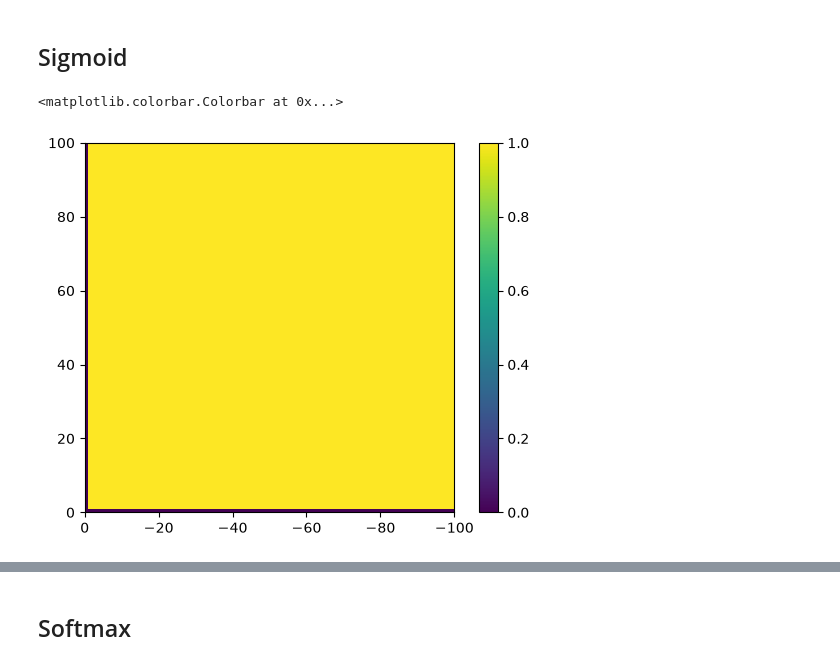
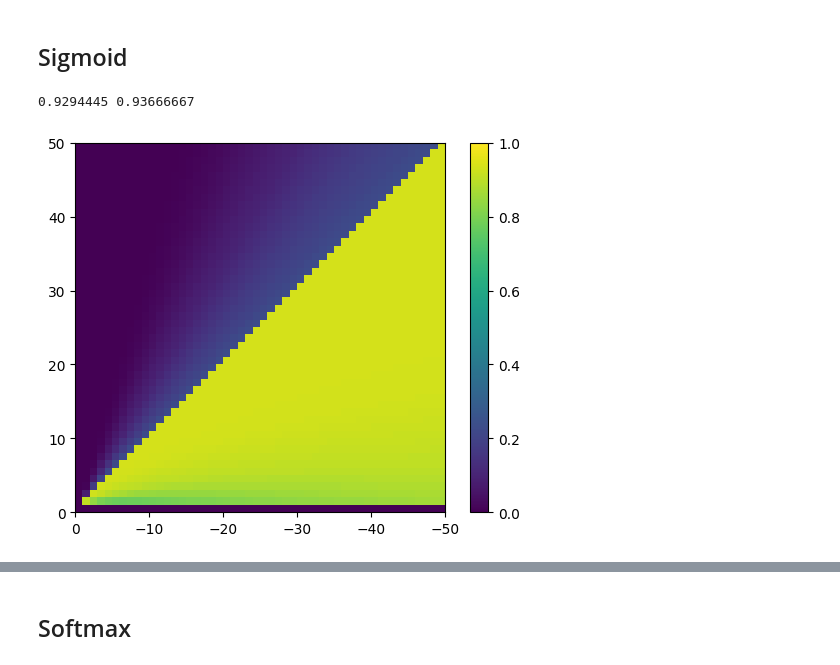
Before and after one commit to srujanakaluve/Master-s-Thesis-Projects, a Jupyter notebook: vectorHASH-cont-jax/test_jax.ipynb, the cells around one changed output, grey strips where cells are left out. Saved outputs shown, nothing was run; the diff lists cells and outputs as text; code cells hidden in the pictures.

```diff
--- a/vectorHASH-cont-jax/test_jax.ipynb
+++ b/vectorHASH-cont-jax/test_jax.ipynb
@@ -9,15 +9,17 @@ from jax_helpers import gg_space, glob_inh, sigmoid, softmax
 from jax_scaffold import Scaffold
 from tqdm import tqdm
 import matplotlib.pyplot as plt
+jax.config.update('jax_default_matmul_precision', 'highest')
 # %% [markdown]
 # Grid only
 # %%
-exc_range = np.arange(0, 101)
-inh_range = np.arange(0, -101, -1)
+exc_range = np.arange(0, 50, 1)
+inh_range = np.arange(0, -50, -1)
 lambdas = np.array([3,4,5])
 Ng = np.sum(lambdas**2)
 
 wggs = gg_space(Ng, lambdas, exc_range, inh_range, 'g2g_space.npy')
 print('saved all weight matrices!')
+print(wggs.shape)
 # %% [output]
 saved all weight matrices!
@@ -67,4 +61,31 @@ g0_noisy = g0 + noise_val * noise * mean_g_norm
 # %% [markdown]
 ## Sigmoid
 # %%
+lambdas = np.array([3, 4, 5])
+lambdas_static = tuple(int(l) for l in lambdas)
+
+g0_jax = jnp.asarray(Grid(lambdas, 'sigmoid', gg_exc=0, gg_inh=0).grid)
+mean_g_norm = jnp.mean(jnp.linalg.norm(g0_jax, axis=0))
+
+key = jax.random.PRNGKey(0)
+noise_val = 1
+noise = jax.random.normal(key, g0_jax.shape) / jnp.sqrt(Ng)
+g0_noisy = g0_jax + noise_val * noise * mean_g_norm
+
+wggs = np.load('g2g_space.npy')                           # (100, 100, Ng, Ng)
+wggs_flat = jnp.asarray(wggs).reshape(-1, *wggs.shape[-2:])  # (10000, Ng, Ng)
+
+vmapped_run = jax.jit(
+    jax.vmap(Grid.simulate_run, in_axes=(None, {'W_gg': 0}, None, None, None, None)),
+    static_argnames=('lambdas', 'activation'),
+)
+
+def score_all(activation_fn, chunk_size=100):
+    chunks = []
+    for start in tqdm(range(0, wggs_flat.shape[0], chunk_size)):
+        batch = wggs_flat[start:start + chunk_size]
+        final = vmapped_run(g0_noisy, {'W_gg': batch}, lambdas_static, 1.0, activation_fn, 0.1)
+        correct = jnp.all(jnp.abs(final - g0_jax[None]) <= 1e-1, axis=1)  # (chunk, patts)
+        chunks.append(np.asarray(jnp.mean(correct, axis=1)))
+    return np.concatenate(chunks).reshape(len(exc_range), len(inh_range))
 fracs_sig = score_all(sigmoid)
@@ -73,7 +92,7 @@ np.save('fracs_sig.npy', fracs_sig)
 # %%
-fracs_sig = np.load('fracs_sig.npy')
-plt.imshow(fracs_sig, extent=[0, -100, 0, 100], origin='lower')
+plt.imshow(fracs_sig, extent=[0, -50, 0, 50], origin='lower', vmin=0, vmax=1)
 plt.colorbar()
+print(fracs_sig[5,8], fracs_sig[40, 40])
 # %% [output]
-<matplotlib.colorbar.Colorbar at 0x...>
+0.9294445 0.93666667
-[figure, old version]
+[figure, new version]
```
Also changed, not shown: parts of 58 cells of this notebook.
